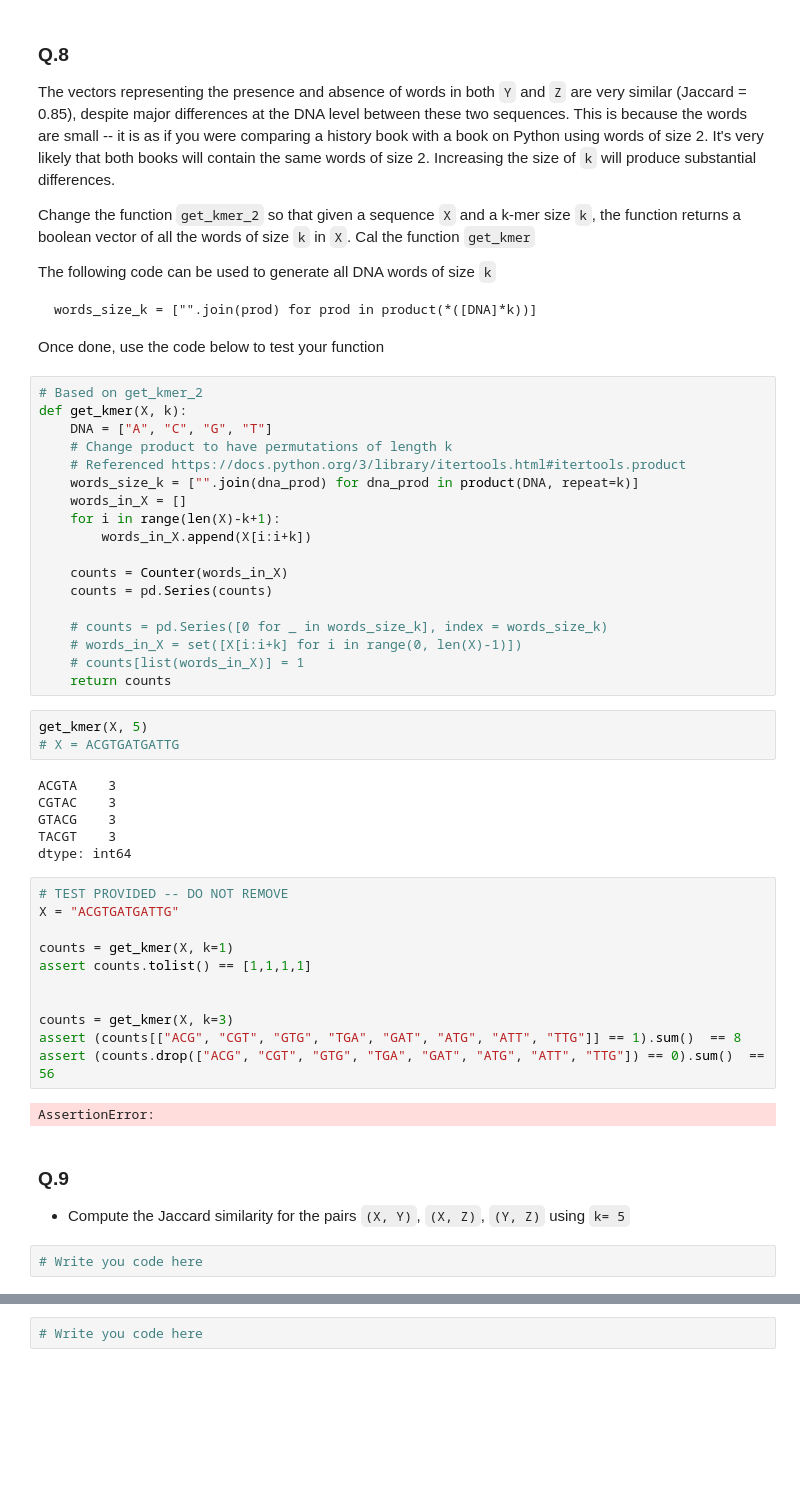
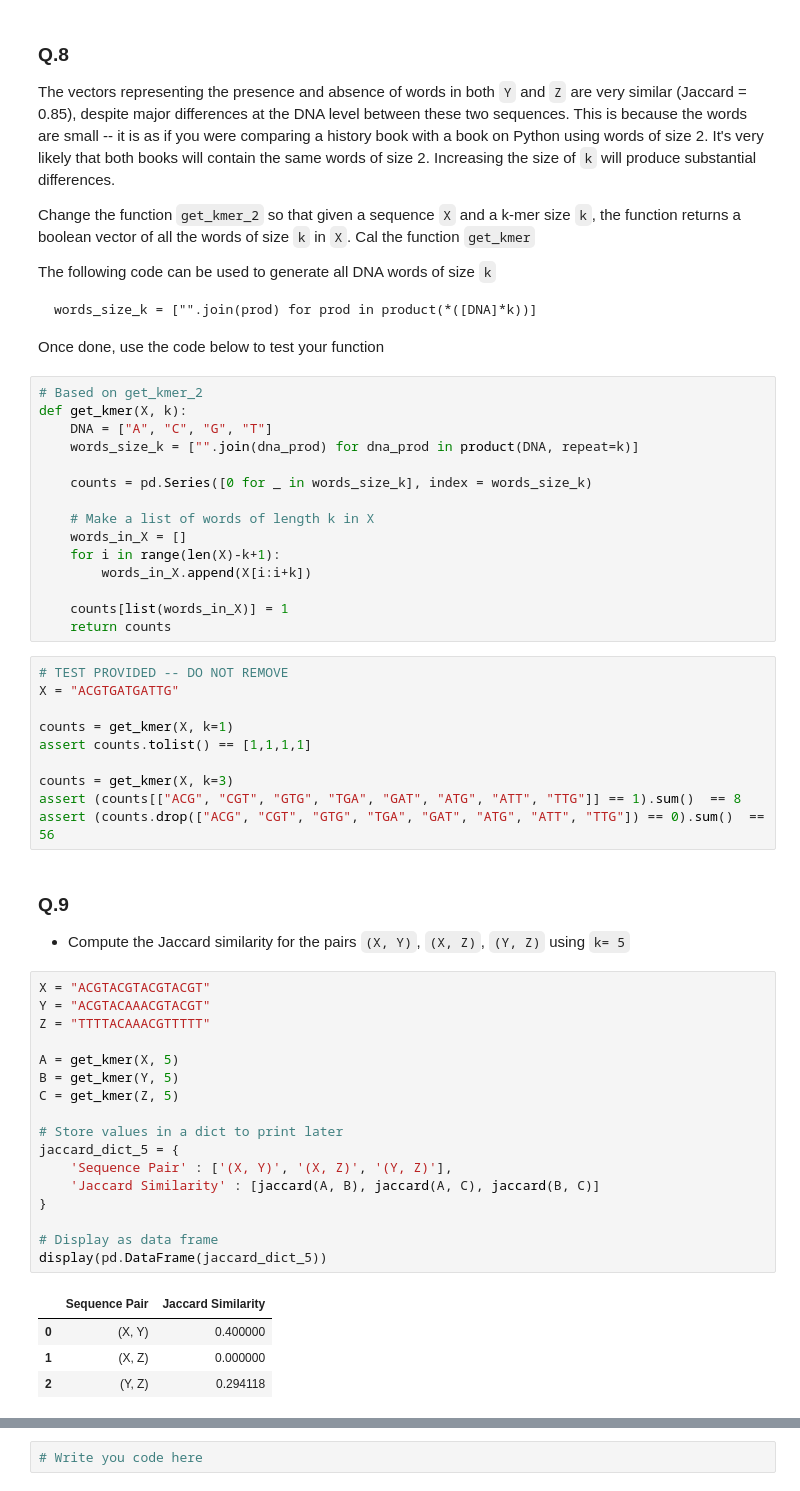
Before and after one commit to ICS-CLASSROOM/assignment-1-keekss, a Jupyter notebook: Assignment 1.ipynb, the cells around one changed output, grey strips where cells are left out. Saved outputs shown, nothing was run; the diff lists cells and outputs as text; blank space fills up the shorter version.

Commit message:
fixed Jaccard

```diff
--- a/Assignment 1.ipynb
+++ b/Assignment 1.ipynb
@@ -424,29 +401,17 @@ Once done, use the code below to test your function
 # Based on get_kmer_2
 def get_kmer(X, k):
     DNA = ["A", "C", "G", "T"]
-    # Change product to have permutations of length k
-    # Referenced https://docs.python.org/3/library/itertools.html#itertools.product
     words_size_k = ["".join(dna_prod) for dna_prod in product(DNA, repeat=k)]
+
+    counts = pd.Series([0 for _ in words_size_k], index = words_size_k)
+
+    # Make a list of words of length k in X
     words_in_X = []
     for i in range(len(X)-k+1):
         words_in_X.append(X[i:i+k])
 
-    counts = Counter(words_in_X)
-    counts = pd.Series(counts)
-
-    # counts = pd.Series([0 for _ in words_size_k], index = words_size_k)
-    # words_in_X = set([X[i:i+k] for i in range(0, len(X)-1)])
-    # counts[list(words_in_X)] = 1
+    counts[list(words_in_X)] = 1
     return counts
-# %%
-get_kmer(X, 5)
-# X = ACGTGATGATTG
-# %% [output]
-ACGTA    3
-CGTAC    3
-GTACG    3
-TACGT    3
-dtype: int64
 # %%
 # TEST PROVIDED -- DO NOT REMOVE
 X = "ACGTGATGATTG"
@@ -454,17 +419,34 @@ X = "ACGTGATGATTG"
 counts = get_kmer(X, k=1)
 assert counts.tolist() == [1,1,1,1]
 
-
 counts = get_kmer(X, k=3)
 assert (counts[["ACG", "CGT", "GTG", "TGA", "GAT", "ATG", "ATT", "TTG"]] == 1).sum()  == 8
 assert (counts.drop(["ACG", "CGT", "GTG", "TGA", "GAT", "ATG", "ATT", "TTG"]) == 0).sum()  == 56
-# %% [output]
-AssertionError:
 # %% [markdown]
 ### Q.9
 
 * Compute the Jaccard similarity for the pairs `(X, Y)`, `(X, Z)`, `(Y, Z)` using `k= 5`
-# %%
-# Write you code here
+# %%
+X = "ACGTACGTACGTACGT"
+Y = "ACGTACAAACGTACGT"
+Z = "TTTTACAAACGTTTTT"
+
+A = get_kmer(X, 5)
+B = get_kmer(Y, 5)
+C = get_kmer(Z, 5)
+
+# Store values in a dict to print later
+jaccard_dict_5 = {
+    'Sequence Pair' : ['(X, Y)', '(X, Z)', '(Y, Z)'],
+    'Jaccard Similarity' : [jaccard(A, B), jaccard(A, C), jaccard(B, C)]
+}
+
+# Display as data frame
+display(pd.DataFrame(jaccard_dict_5))
+# %% [output]
+|  | Sequence Pair | Jaccard Similarity |
+| 0 | (X, Y) | 0.400000 |
+| 1 | (X, Z) | 0.000000 |
+| 2 | (Y, Z) | 0.294118 |
 # %% [markdown]
 The appropriate word size varies with the length of the text, with larger words depicting similarity more accurately. However, large values of `k` are:
```
Also changed, not shown: parts of 7 cells of this notebook.
